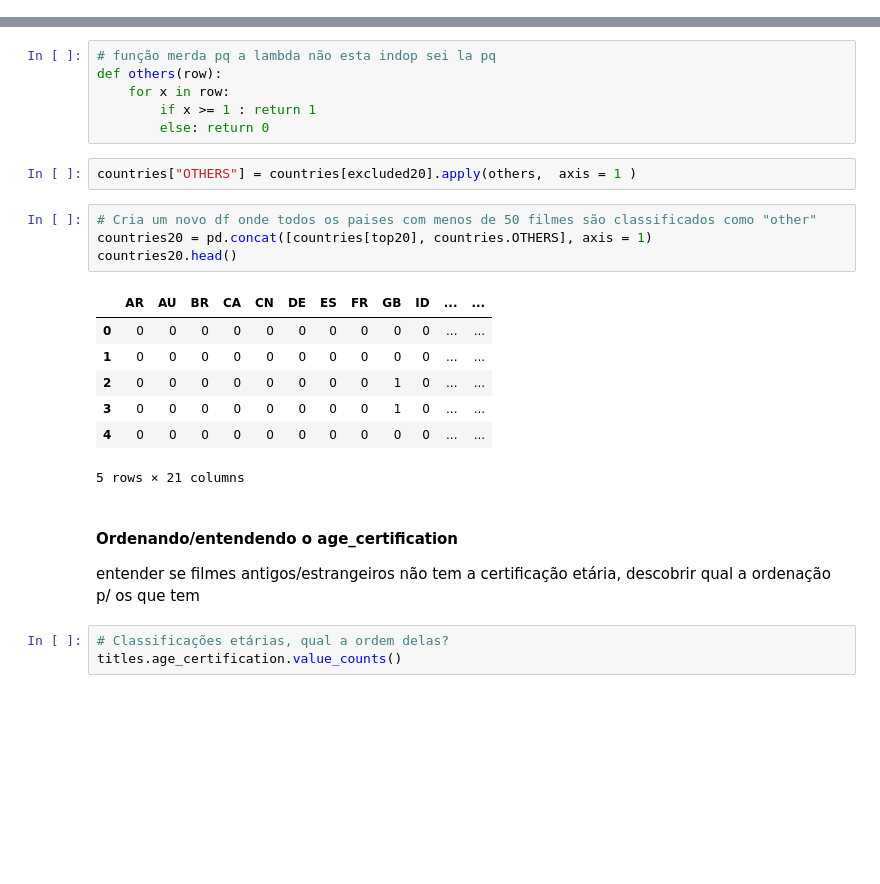
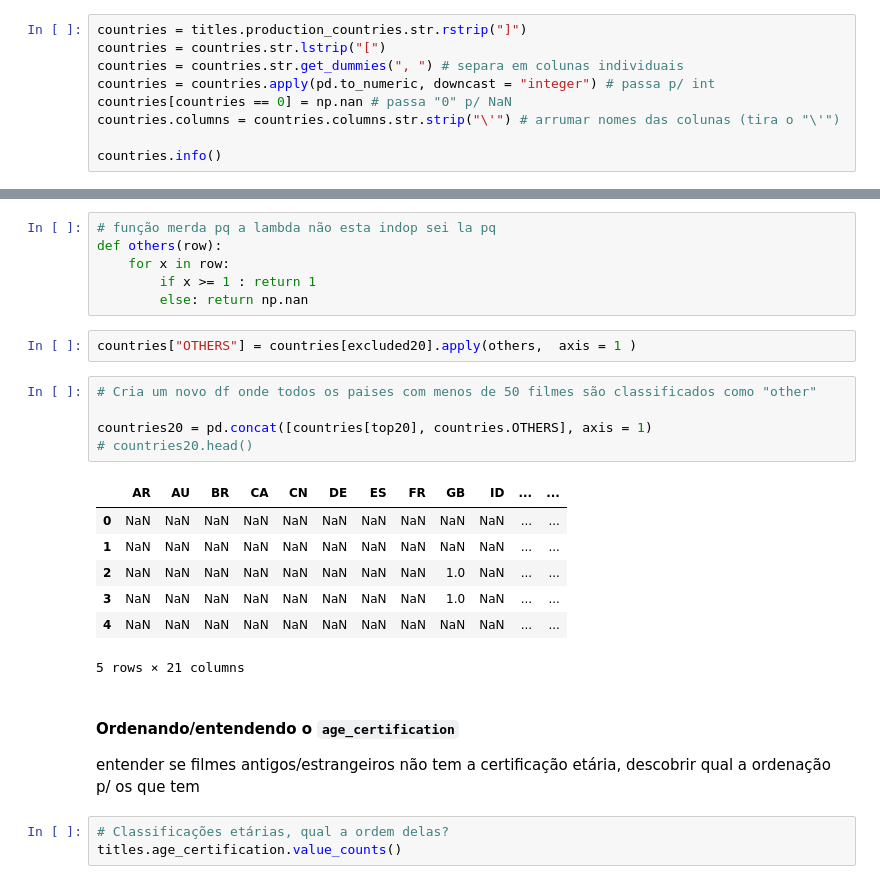
Before and after one commit to RodrigoLaraG/Data-Sci, a Jupyter notebook: DataSets/Netflix/NetflixNotebook.ipynb, the cells around one changed output, grey strips where cells are left out. Drawn from its saved outputs; the diff is of its cells as text; blank space fills up the shorter version.

```diff
--- a/DataSets/Netflix/NetflixNotebook.ipynb
+++ b/DataSets/Netflix/NetflixNotebook.ipynb
@@ -213,0 +266,9 @@ countries.columns = countries.columns.str.strip("\'")
+# %%
+countries = titles.production_countries.str.rstrip("]")
+countries = countries.str.lstrip("[")
+countries = countries.str.get_dummies(", ") # separa em colunas individuais
+countries = countries.apply(pd.to_numeric, downcast = "integer") # passa p/ int
+countries[countries == 0] = np.nan # passa "0" p/ NaN
+countries.columns = countries.columns.str.strip("\'") # arrumar nomes das colunas (tira o "\'")
+
+countries.info()
@@ -264,23 +352,24 @@ excluded20 = countries.sum()[countries.sum() < 50].index
 def others(row):
     for x in row:
         if x >= 1 : return 1
-        else: return 0
+        else: return np.nan
 # %%
 countries["OTHERS"] = countries[excluded20].apply(others,  axis = 1 )
 # %%
 # Cria um novo df onde todos os paises com menos de 50 filmes são classificados como "other"
+
 countries20 = pd.concat([countries[top20], countries.OTHERS], axis = 1)
-countries20.head()
+# countries20.head()
 # %% [output]
 |  | AR | AU | BR | CA | CN | DE | ES | FR | GB | ID | ... | ... |
-| 0 | 0 | 0 | 0 | 0 | 0 | 0 | 0 | 0 | 0 | 0 | ... | ... |
-| 1 | 0 | 0 | 0 | 0 | 0 | 0 | 0 | 0 | 0 | 0 | ... | ... |
-| 2 | 0 | 0 | 0 | 0 | 0 | 0 | 0 | 0 | 1 | 0 | ... | ... |
-| 3 | 0 | 0 | 0 | 0 | 0 | 0 | 0 | 0 | 1 | 0 | ... | ... |
-| 4 | 0 | 0 | 0 | 0 | 0 | 0 | 0 | 0 | 0 | 0 | ... | ... |
+| 0 | NaN | NaN | NaN | NaN | NaN | NaN | NaN | NaN | NaN | NaN | ... | ... |
+| 1 | NaN | NaN | NaN | NaN | NaN | NaN | NaN | NaN | NaN | NaN | ... | ... |
+| 2 | NaN | NaN | NaN | NaN | NaN | NaN | NaN | NaN | 1.0 | NaN | ... | ... |
+| 3 | NaN | NaN | NaN | NaN | NaN | NaN | NaN | NaN | 1.0 | NaN | ... | ... |
+| 4 | NaN | NaN | NaN | NaN | NaN | NaN | NaN | NaN | NaN | NaN | ... | ... |
 5 rows × 21 columns
 # %% [markdown]
-#### Ordenando/entendendo o age_certification
+#### Ordenando/entendendo o `age_certification`
 
 entender se filmes antigos/estrangeiros não tem a certificação etária, descobrir qual a ordenação p/ os que tem
 # %%
```
Also changed, not shown: parts of 201 cells of this notebook.
